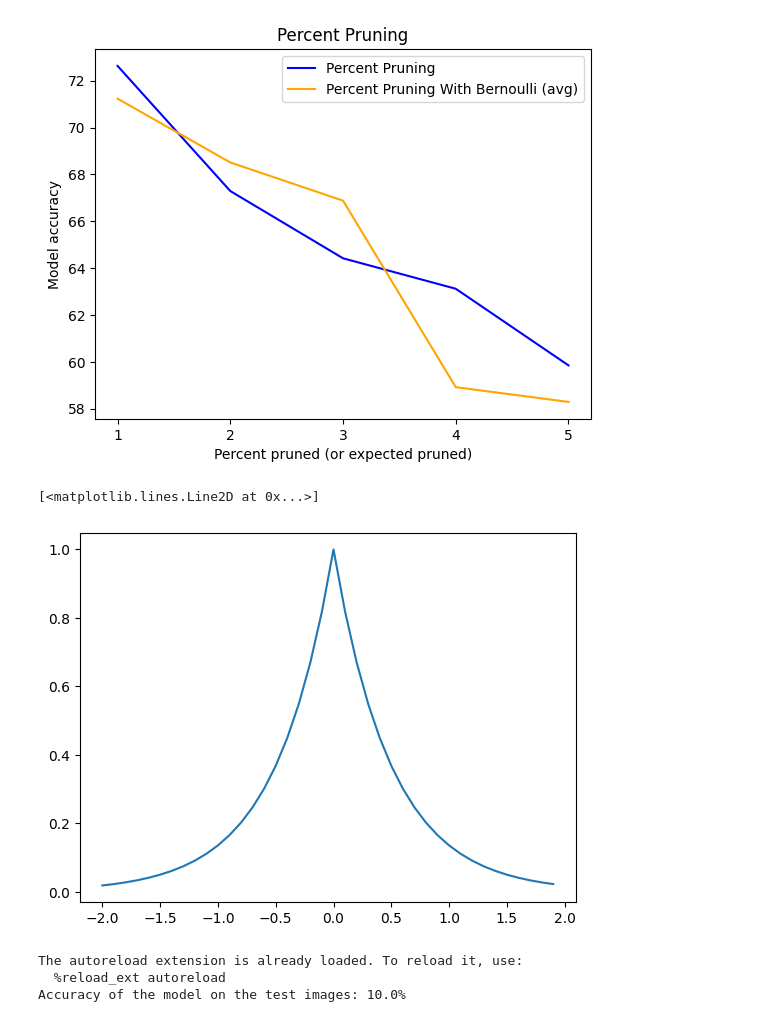
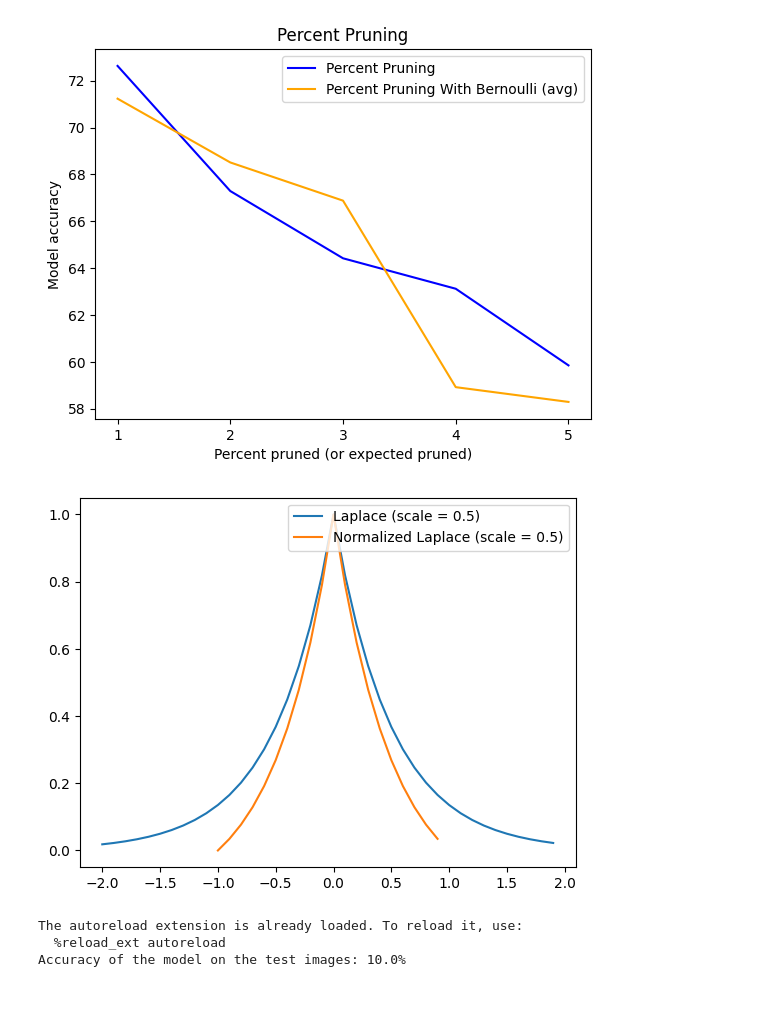
Before and after one commit to jtschuler/probabilistic-pruning, a Jupyter notebook: working_trained.ipynb, the cells around one changed output. Cells and saved outputs as stored; diff of their text form; code cells hidden in the pictures.

Commit message:
add graph for normalized LaPlace

```diff
--- a/working_trained.ipynb
+++ b/working_trained.ipynb
@@ -179,17 +179,27 @@ fig.show()
 # %%
 # Graph Laplace Distribution
 import numpy as np
 import matplotlib.pyplot as plt
 
 loc=0
 scale=0.5
 
 x = np.arange(-2, 2, 0.1)
+
 pdf = np.exp(-abs(x-loc)/scale)/(2.*scale)
-plt.plot(x, pdf)
+new_min = np.exp(-abs(1.-loc)/scale)/(2.*scale)
+x2 = np.arange(-1, 1, 0.1)
+modified_pdf = (np.exp(-abs(x2-loc)/scale)/(2.*scale) - np.exp(-abs(1.-loc)/scale)/(2.*scale)) / (1-new_min)
+
+fig, ax = plt.subplots()
+line1, = ax.plot(x, pdf)
+line1.set_label('Laplace')
+line2, = ax.plot(x2, modified_pdf)
+line2.set_label('Normalized Laplace')
+ax.legend()
+fig.show()
 # %% [output]
-[<matplotlib.lines.Line2D at 0x...>]
-[figure, old version]
+[figure, new version]
 # %%
 %load_ext autoreload
 %autoreload now
```
